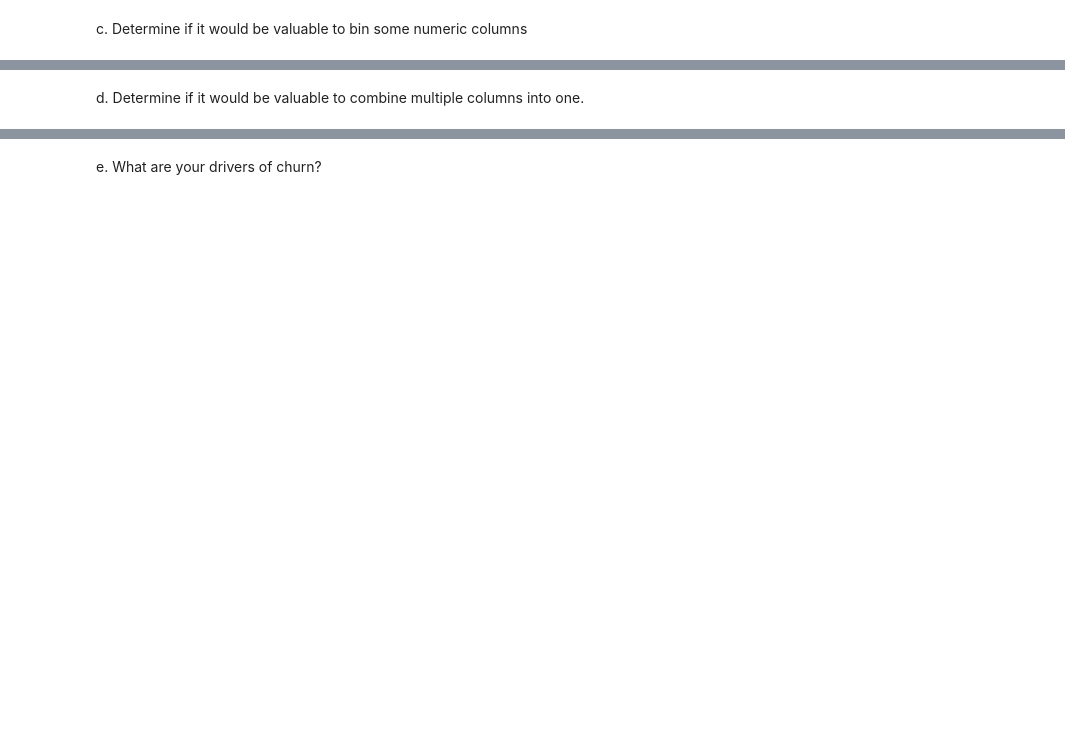
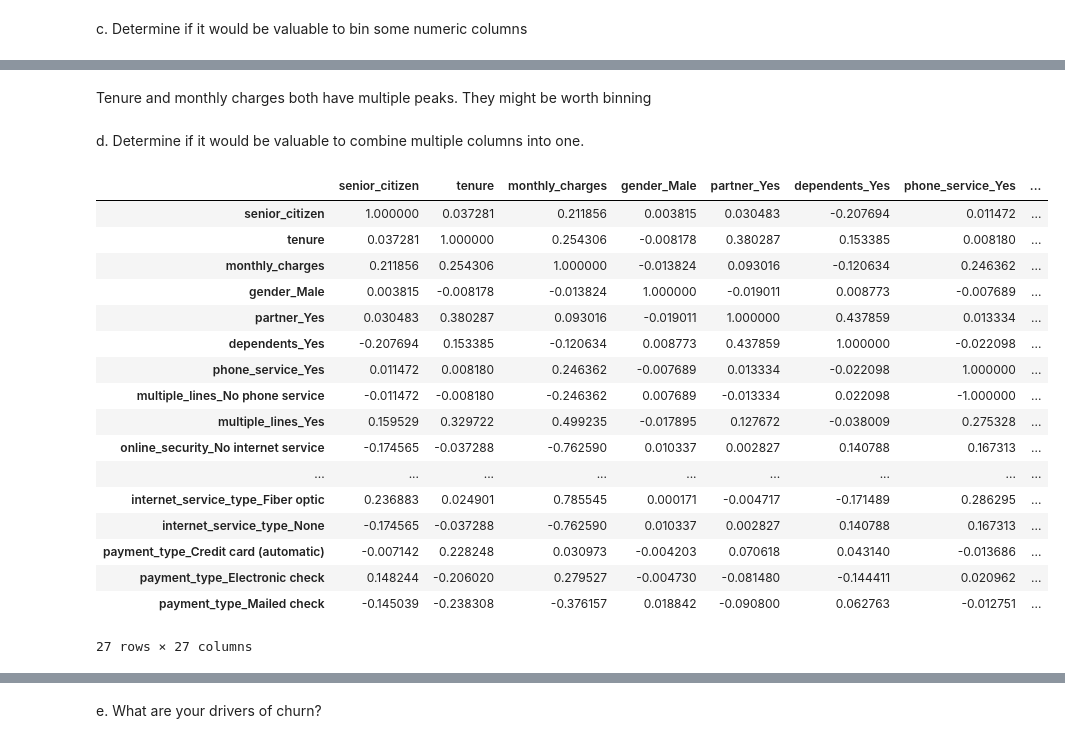
Before and after one commit to DerekBixby/classification_exercises, a Jupyter notebook: classification_exercises.ipynb, the cells around one changed output, grey strips where cells are left out. Saved outputs shown, nothing was run; the diff lists cells and outputs as text; code cells hidden in the pictures; blank space fills up the shorter version.

```diff
--- a/classification_exercises.ipynb
+++ b/classification_exercises.ipynb
@@ -1502,2 +1687,25 @@ c. Determine if it would be valuable to bin some numeric columns
+# %% [markdown]
+Tenure and monthly charges both have multiple peaks. They might be worth binning
 # %% [markdown]
 d. Determine if it would be valuable to combine multiple columns into one.
+# %%
+train_telco.corr()
+# %% [output]
+|  | senior_citizen | tenure | monthly_charges | gender_Male | partner_Yes | dependents_Yes | phone_service_Yes | ... |
+| senior_citizen | 1.000000 | 0.037281 | 0.211856 | 0.003815 | 0.030483 | -0.207694 | 0.011472 | ... |
+| tenure | 0.037281 | 1.000000 | 0.254306 | -0.008178 | 0.380287 | 0.153385 | 0.008180 | ... |
+| monthly_charges | 0.211856 | 0.254306 | 1.000000 | -0.013824 | 0.093016 | -0.120634 | 0.246362 | ... |
+| gender_Male | 0.003815 | -0.008178 | -0.013824 | 1.000000 | -0.019011 | 0.008773 | -0.007689 | ... |
+| partner_Yes | 0.030483 | 0.380287 | 0.093016 | -0.019011 | 1.000000 | 0.437859 | 0.013334 | ... |
+| dependents_Yes | -0.207694 | 0.153385 | -0.120634 | 0.008773 | 0.437859 | 1.000000 | -0.022098 | ... |
+| phone_service_Yes | 0.011472 | 0.008180 | 0.246362 | -0.007689 | 0.013334 | -0.022098 | 1.000000 | ... |
+| multiple_lines_No phone service | -0.011472 | -0.008180 | -0.246362 | 0.007689 | -0.013334 | 0.022098 | -1.000000 | ... |
+| multiple_lines_Yes | 0.159529 | 0.329722 | 0.499235 | -0.017895 | 0.127672 | -0.038009 | 0.275328 | ... |
+| online_security_No internet service | -0.174565 | -0.037288 | -0.762590 | 0.010337 | 0.002827 | 0.140788 | 0.167313 | ... |
+| ... | ... | ... | ... | ... | ... | ... | ... | ... |
+| internet_service_type_Fiber optic | 0.236883 | 0.024901 | 0.785545 | 0.000171 | -0.004717 | -0.171489 | 0.286295 | ... |
+| internet_service_type_None | -0.174565 | -0.037288 | -0.762590 | 0.010337 | 0.002827 | 0.140788 | 0.167313 | ... |
+| payment_type_Credit card (automatic) | -0.007142 | 0.228248 | 0.030973 | -0.004203 | 0.070618 | 0.043140 | -0.013686 | ... |
+| payment_type_Electronic check | 0.148244 | -0.206020 | 0.279527 | -0.004730 | -0.081480 | -0.144411 | 0.020962 | ... |
+| payment_type_Mailed check | -0.145039 | -0.238308 | -0.376157 | 0.018842 | -0.090800 | 0.062763 | -0.012751 | ... |
+27 rows × 27 columns
```
Also changed, not shown: parts of 13 cells of this notebook.
